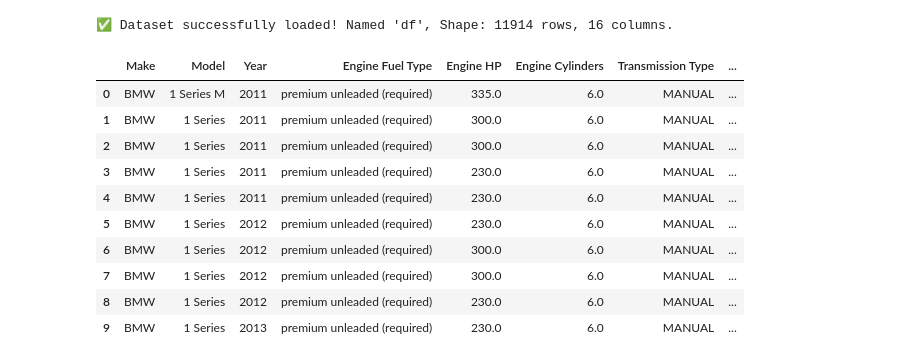
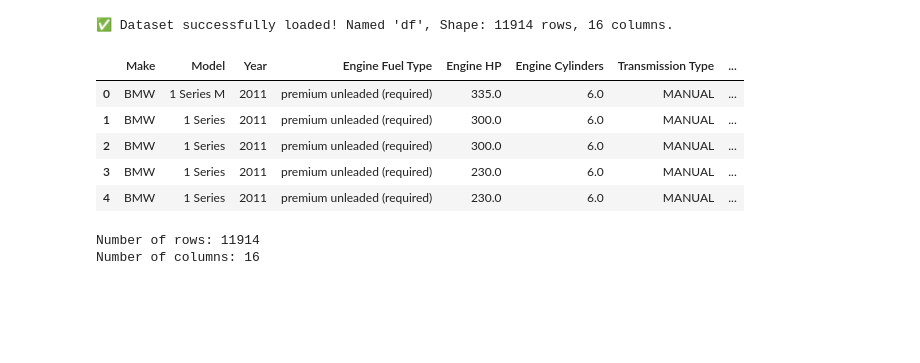
Before and after one commit to MaykInvest/car_clustering_kmeans, a Jupyter notebook: project.ipynb, the cells around one changed output. Drawn from its saved outputs; the diff is of its cells as text; code cells hidden in the pictures; blank space fills up the shorter version.

```diff
--- a/project.ipynb
+++ b/project.ipynb
@@ -168,16 +169,19 @@ print(f"✅ Dataset successfully loaded! Named 'df', Shape: {df.shape[0]} rows,
 # %% [output]
 ✅ Dataset successfully loaded! Named 'df', Shape: 11914 rows, 16 columns.
 # %%
-df.head(10)
+# Display the first 5 records to see our column properties and labels
+df.head()
 # %% [output]
 |  | Make | Model | Year | Engine Fuel Type | Engine HP | Engine Cylinders | Transmission Type | ... |
 | 0 | BMW | 1 Series M | 2011 | premium unleaded (required) | 335.0 | 6.0 | MANUAL | ... |
 | 1 | BMW | 1 Series | 2011 | premium unleaded (required) | 300.0 | 6.0 | MANUAL | ... |
 | 2 | BMW | 1 Series | 2011 | premium unleaded (required) | 300.0 | 6.0 | MANUAL | ... |
 | 3 | BMW | 1 Series | 2011 | premium unleaded (required) | 230.0 | 6.0 | MANUAL | ... |
 | 4 | BMW | 1 Series | 2011 | premium unleaded (required) | 230.0 | 6.0 | MANUAL | ... |
-| 5 | BMW | 1 Series | 2012 | premium unleaded (required) | 230.0 | 6.0 | MANUAL | ... |
-| 6 | BMW | 1 Series | 2012 | premium unleaded (required) | 300.0 | 6.0 | MANUAL | ... |
-| 7 | BMW | 1 Series | 2012 | premium unleaded (required) | 300.0 | 6.0 | MANUAL | ... |
-| 8 | BMW | 1 Series | 2012 | premium unleaded (required) | 230.0 | 6.0 | MANUAL | ... |
-| 9 | BMW | 1 Series | 2013 | premium unleaded (required) | 230.0 | 6.0 | MANUAL | ... |
+# %%
+df.shape # (rows, columns)
+print("Number of rows:", df.shape[0])
+print("Number of columns:", df.shape[1])
+# %% [output]
+Number of rows: 11914
+Number of columns: 16
```
Also changed, not shown: parts of 11 cells of this notebook.
